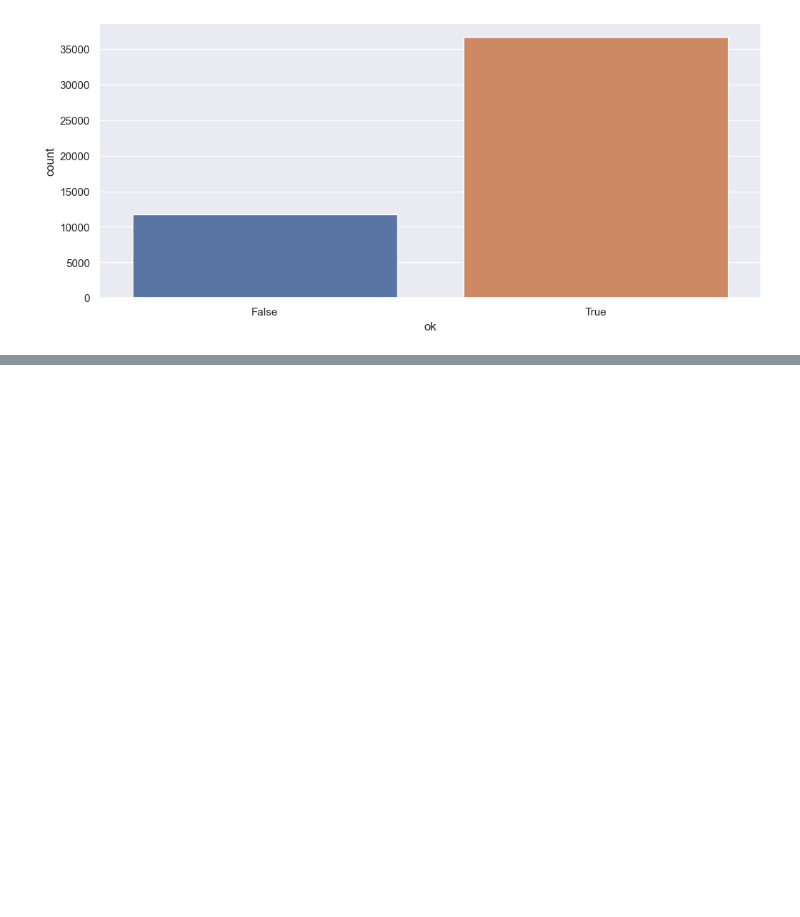
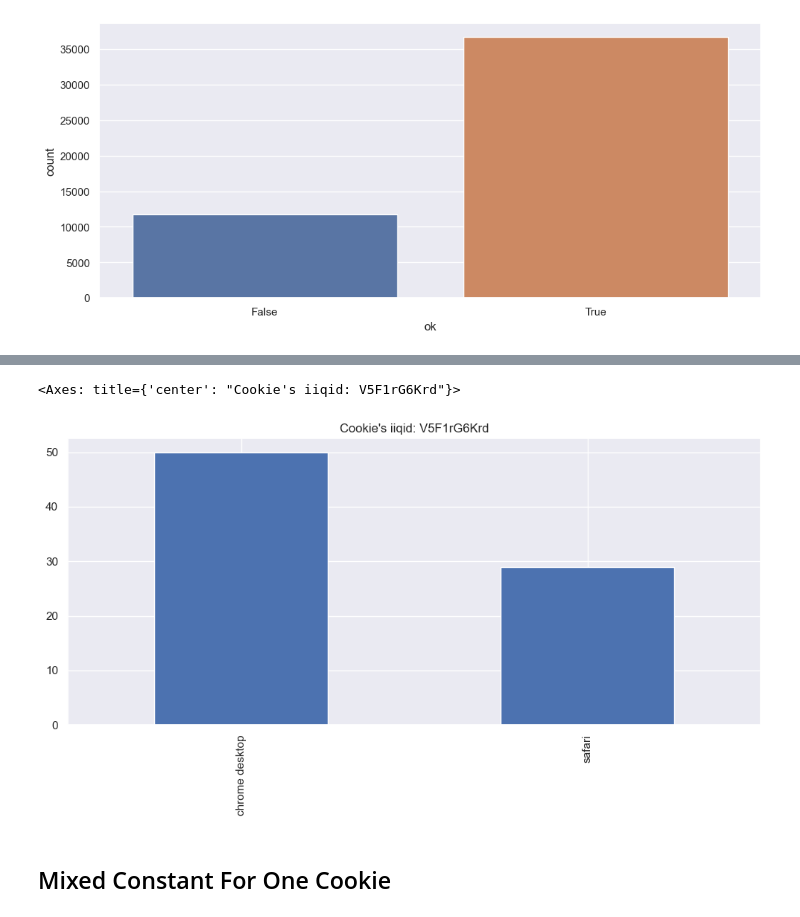
Before and after one commit to menisadi/merged, a Jupyter notebook: Notebooks/UA Noise Research.ipynb, the cells around one changed output, grey strips where cells are left out. Saved outputs shown, nothing was run; the diff lists cells and outputs as text; code cells hidden in the pictures; blank space fills up the shorter version.

```diff
--- a/Notebooks/UA Noise Research.ipynb
+++ b/Notebooks/UA Noise Research.ipynb
@@ -203,0 +248,7 @@ sns.boxplot(data=result, x='ok', y='instances')
+# %%
+one_cookie_data.browser.value_counts().plot.bar(title=f"Cookie's iiqid: {one_cookie_id}")
+# %% [output]
+<Axes: title={'center': "Cookie's iiqid: V5F1rG6Krd"}>
+[figure, added]
+# %% [markdown]
+## Mixed Constant For One Cookie
```
Also changed, not shown: parts of 56 cells of this notebook, 1 other file.
